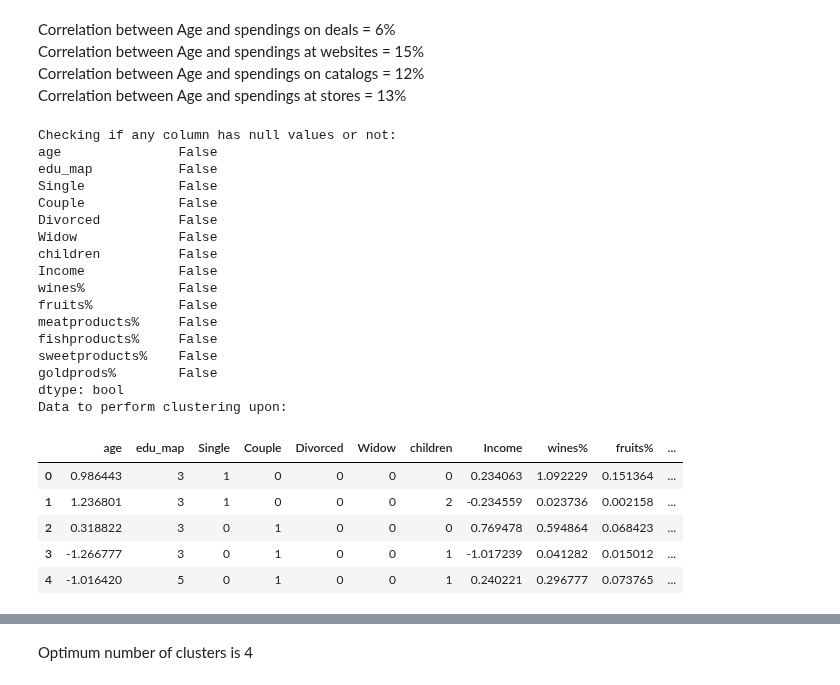
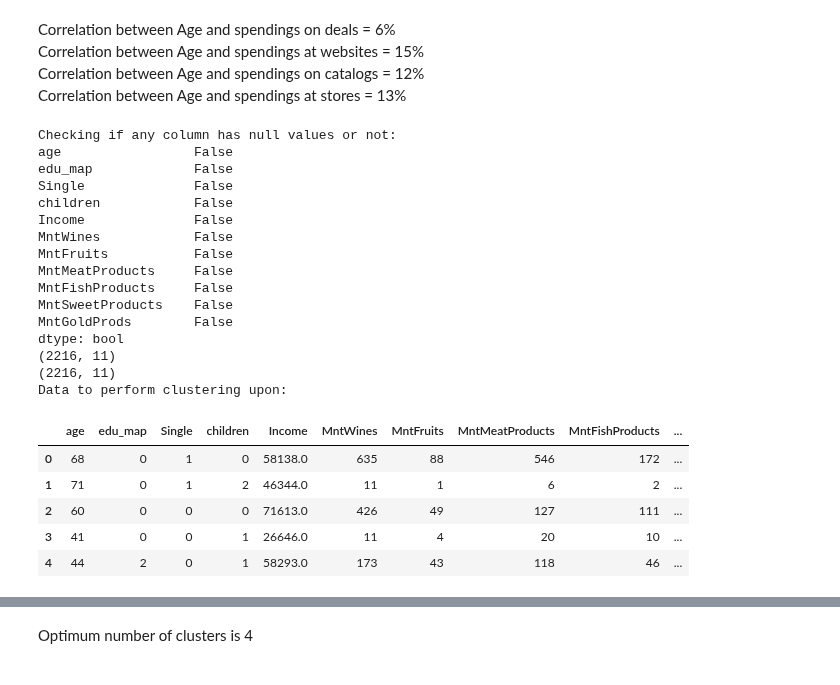
Before and after one commit to ROHIT779/ml-projects, a Jupyter notebook: customer-segmentation-clustering/customer_segmentation.ipynb, the cells around one changed output, grey strips where cells are left out. Saved outputs shown, nothing was run; the diff lists cells and outputs as text; code cells hidden in the pictures.

```diff
--- a/customer-segmentation-clustering/customer_segmentation.ipynb
+++ b/customer-segmentation-clustering/customer_segmentation.ipynb
@@ -108,7 +101,7 @@ Age has 17% correlation with wine. Other than that there is no significant corre
 *Note: There is higher correlation between (fruits and fish consumption), (fruits and sweets consumption), (fish and sweets consumption)
 # %%
 # converting education levels to numbers and finding correlation between education level and income of a person
-education_map = {'Basic': 1, '2n Cycle': 2, 'Graduation': 3, 'Master': 4, 'PhD': 5}
+education_map = {'Basic': -2, '2n Cycle': -1, 'Graduation': 0, 'Master': 1, 'PhD': 2}
 data['edu_map'] = data['Education'].map(education_map)
 data.loc[:, ['edu_map', 'Income']].corr()
 # %% [output]
@@ -144,43 +130,49 @@ data.loc[data['Marital_Status'] == 'Married', 'Marital_Status'] = 'Couple'
 data.loc[data['Marital_Status'] == 'Alone', 'Marital_Status'] = 'Single'
 data.loc[data['Marital_Status'] == 'Absurd', 'Marital_Status'] = 'Single'
 data.loc[data['Marital_Status'] == 'YOLO', 'Marital_Status'] = 'Single'
+data.loc[data['Marital_Status'] == 'Divorced', 'Marital_Status'] = 'Single'
+data.loc[data['Marital_Status'] == 'Widow', 'Marital_Status'] = 'Single'
 data['Marital_Status'] = data['Marital_Status'].astype('category')
 marital_encoded = pd.get_dummies(data['Marital_Status'])
 data = pd.concat([data, marital_encoded], axis = 1)
 # %%
 # Data preprocessing - creating new column, updating datatype of a column, feature scaling
 data['children'] = data['Kidhome'] + data['Teenhome']
-data[['Single', 'Couple', 'Divorced', 'Widow']] = data[['Single', 'Couple', 'Divorced', 'Widow']].astype(int)
-scaler = StandardScaler()
-data[['age', 'Income']] = scaler.fit_transform(data[['age', 'Income']])
+data[['Single', 'Couple']] = data[['Single', 'Couple']].astype(int)
 # %%
-filtered_columns = ['age', 'edu_map', 'Single', 'Couple', 'Divorced', 'Widow', 'children', 'Income', 'wines%', 'fruits%', 'meatproducts%', 'fishproducts%', 'sweetproducts%',
-                    'goldprods%']
+# filtered_columns = ['age', 'edu_map', 'Single', 'Couple', 'Divorced', 'Widow', 'children', 'Income', 'wines%', 'fruits%', 'meatproducts%', 'fishproducts%', 'sweetproducts%',
+#                     'goldprods%']
+filtered_columns = ['age', 'edu_map', 'Single', 'children', 'Income', 'MntWines', 'MntFruits', 'MntMeatProducts', 'MntFishProducts', 'MntSweetProducts',
+                    'MntGoldProds']
 filtered_data = data.loc[:, filtered_columns]
 print(f"Checking if any column has null values or not: \n{filtered_data.isnull().any()}")
+
+# removing outliers
+print(filtered_data.shape)
+# filtered_data = filtered_data.drop(labels = [20, 153, 674, 1636])
+print(filtered_data.shape)
 print("Data to perform clustering upon: \n")
 filtered_data.head()
 # %% [output]
 Checking if any column has null values or not:
-age               False
-edu_map           False
-Single            False
-Couple            False
-Divorced          False
-Widow             False
-children          False
-Income            False
-wines%            False
-fruits%           False
-meatproducts%     False
-fishproducts%     False
-sweetproducts%    False
-goldprods%        False
+age                 False
+edu_map             False
+Single              False
+children            False
+Income              False
+MntWines            False
+MntFruits           False
+MntMeatProducts     False
+MntFishProducts     False
+MntSweetProducts    False
+MntGoldProds        False
 dtype: bool
+(2216, 11)
+(2216, 11)
 Data to perform clustering upon:
-|  | age | edu_map | Single | Couple | Divorced | Widow | children | Income | wines% | fruits% | ... |
-| 0 | 0.986443 | 3 | 1 | 0 | 0 | 0 | 0 | 0.234063 | 1.092229 | 0.151364 | ... |
-| 1 | 1.236801 | 3 | 1 | 0 | 0 | 0 | 2 | -0.234559 | 0.023736 | 0.002158 | ... |
-| 2 | 0.318822 | 3 | 0 | 1 | 0 | 0 | 0 | 0.769478 | 0.594864 | 0.068423 | ... |
-| 3 | -1.266777 | 3 | 0 | 1 | 0 | 0 | 1 | -1.017239 | 0.041282 | 0.015012 | ... |
-| 4 | -1.016420 | 5 | 0 | 1 | 0 | 0 | 1 | 0.240221 | 0.296777 | 0.073765 | ... |
+|  | age | edu_map | Single | children | Income | MntWines | MntFruits | MntMeatProducts | MntFishProducts | ... |
+| 0 | 68 | 0 | 1 | 0 | 58138.0 | 635 | 88 | 546 | 172 | ... |
+| 1 | 71 | 0 | 1 | 2 | 46344.0 | 11 | 1 | 6 | 2 | ... |
+| 2 | 60 | 0 | 0 | 0 | 71613.0 | 426 | 49 | 127 | 111 | ... |
+| 3 | 41 | 0 | 0 | 1 | 26646.0 | 11 | 4 | 20 | 10 | ... |
+| 4 | 44 | 2 | 0 | 1 | 58293.0 | 173 | 43 | 118 | 46 | ... |
```
Also changed, not shown: parts of 13 cells of this notebook.
